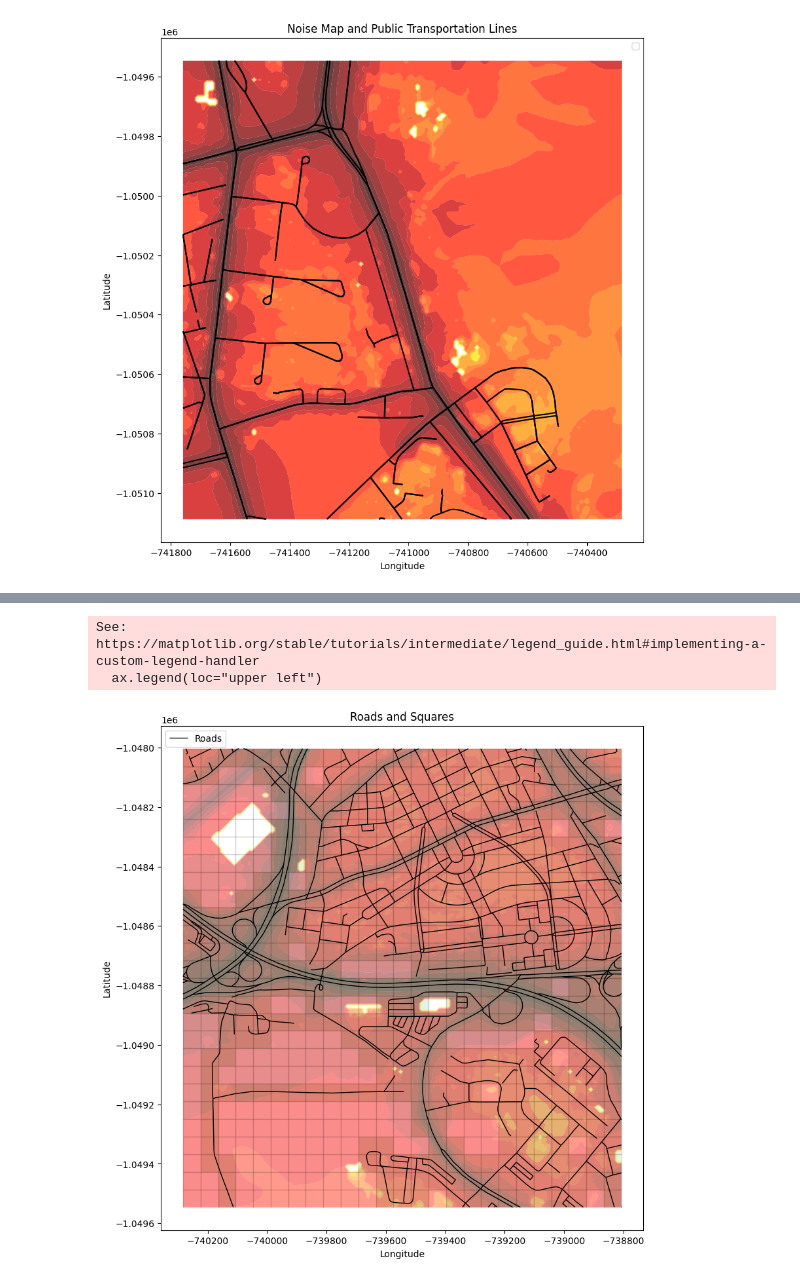
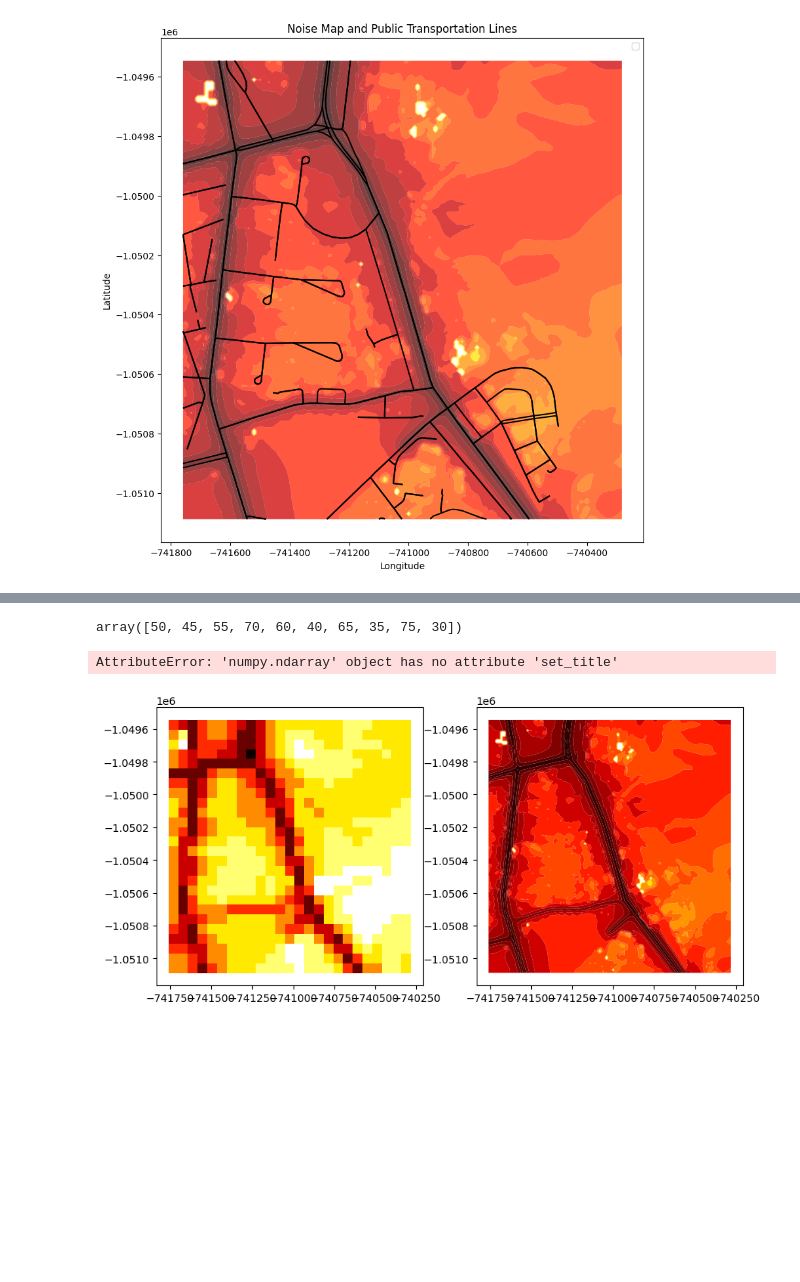
Before and after one commit to mweuro/GeoNoise, a Jupyter notebook: pixels.ipynb, the cells around one changed output, grey strips where cells are left out. Saved outputs shown, nothing was run; the diff lists cells and outputs as text; code cells hidden in the pictures; blank space fills up the shorter version.

```diff
--- a/pixels.ipynb
+++ b/pixels.ipynb
@@ -471,0 +497,2 @@ See: https://matplotlib.org/stable/tutorials/intermediate/legend_guide.html#impl
+# %%
+pixels["max_speed"] = pixels.geometry.apply(get_max_speed)
@@ -471,0 +539,12 @@ See: https://matplotlib.org/stable/tutorials/intermediate/legend_guide.html#impl
+# %%
+def get_max_lanes(square):
+    intersecting_roads = roads_for_pixel[roads_for_pixel.geometry.intersects(square)]
+
+    if not intersecting_roads.empty:
+        max_lanes = intersecting_roads["lanes"].max()
+        return max_lanes if not pd.isna(max_lanes) else -1
+
+    return -1  # If no road is found in the square, return -1
+
+# Apply the function to each pixel
+pixels["num_lanes"] = pixels.geometry.apply(get_max_lanes)
@@ -471,0 +649,5 @@ See: https://matplotlib.org/stable/tutorials/intermediate/legend_guide.html#impl
+# %%
+def round_to_nearest_5(value):
+    return round(value / 5) * 5
+# %%
+pixels["weighted_db_hi"] = pixels["weighted_db_hi"].apply(round_to_nearest_5)
@@ -472,41 +670,47 @@ See: https://matplotlib.org/stable/tutorials/intermediate/legend_guide.html#impl
+# %%
+pixels["weighted_db_hi"].unique()
+# %% [output]
+array([50, 45, 55, 70, 60, 40, 65, 35, 75, 30])
 # %%
-import matplotlib.pyplot as plt
+fig, ax = plt.subplots(ncols=2, nrows=1, figsize=(10, 10))
 
-# Create a figure and axis
-fig, ax = plt.subplots(figsize=(10, 10))
-
+pixels.plot(
+    column="weighted_db_hi",
+    cmap="hot_r",
+    scheme="quantiles",
+    k=noise.shape[0],
+    edgecolor="white",
+    linewidth=0.0,
+    alpha=1,
+    #legend=True,
+    #legend_kwds=dict(loc=2),
+    ax=ax[0],
+)
 noise_for_pixel.plot(
     column="DB_HI",
     cmap="hot_r",
     scheme="quantiles",
     k=noise.shape[0],
     edgecolor="white",
     linewidth=0.0,
-    alpha=0.5,
-    legend=True,
-    legend_kwds=dict(loc=2),
-    ax=ax,
+    alpha=1,
+    #legend=True,
+    #legend_kwds=dict(loc=2),
+    ax=ax[1],
 )
-# Plot the roads in black
-roads_for_pixel.plot(ax=ax, color="black", linewidth=1, label="Roads")
+# roads_for_pixel.plot(ax=ax, alpha = 1, color="black",edgecolor="black", linewidth=1.5)
+# pixels.plot(ax=ax, alpha = 0.2, color="black",edgecolor="black", linewidth=1.5)
 
-# Plot the squares that contain roads in green
-pixels[pixels['has_road']].plot(ax=ax, color="green", edgecolor="black", alpha=0.1, label="Squares with Roads")
-
-# Plot the squares that do not contain roads in red
-pixels[~pixels['has_road']].plot(ax=ax, color="white", edgecolor="black", alpha=0.1, label="Squares without Roads")
-
-# Add legend
-ax.legend(loc="upper left")
+# Add a legend
+#ax.legend()
 
 # Add title and labels
-ax.set_title("Roads and Squares")
+ax.set_title("Noise Map and Public Transportation Lines")
 ax.set_xlabel("Longitude")
 ax.set_ylabel("Latitude")
 
-# Show the plot
+# Show the map
 plt.show()
 # %% [output]
-See: https://matplotlib.org/stable/tutorials/intermediate/legend_guide.html#implementing-a-custom-legend-handler
-  ax.legend(loc="upper left")
+AttributeError: 'numpy.ndarray' object has no attribute 'set_title'
-[figure, old version]
+[figure, new version]
```
Also changed, not shown: parts of 28 cells of this notebook.
